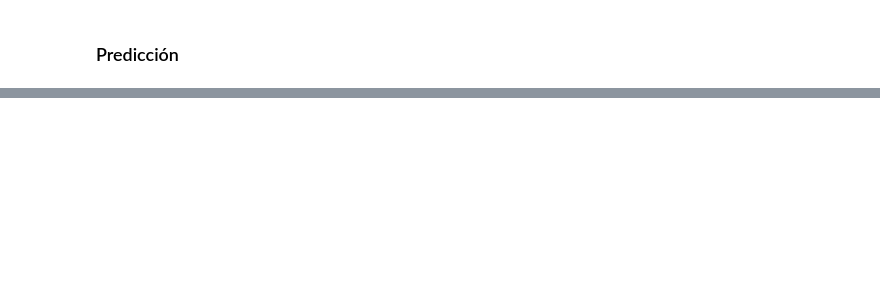
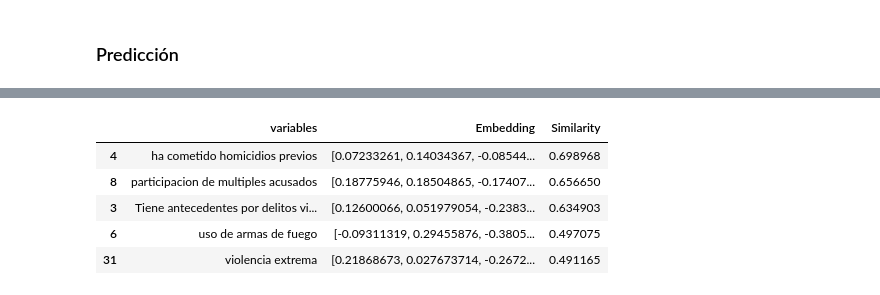
Before and after one commit to Jhan73/juezBot, a Jupyter notebook: juezBot/modelo/randomForest.ipynb, the cells around one changed output, grey strips where cells are left out. Drawn from its saved outputs; the diff is of its cells as text; code cells hidden in the pictures; blank space fills up the shorter version.

Commit message:
embedding y modelo

```diff
--- a/juezBot/modelo/randomForest.ipynb
+++ b/juezBot/modelo/randomForest.ipynb
@@ -196,0 +214,10 @@ Prediccion de la pena:  25
+# %%
+data = {
+
+    'variables':['Simple','Calificado','ausencia de antecedentes','Tiene antecedentes por delitos violentos','ha cometido homicidios previos','uso de arma blanca','uso de armas de fuego','planificacion del crimen','participacion de multiples acusados',
+            'evaluaciones psicologicas','testimonios de testigos','registros de comunicaciones','pruebas forenses','conocidos','parejas','familiares','defensa propia','celos','violencia domestica','venganza','Muestra arrepentimiento genuino',
+            'ha realizado acciones de reparacion','muestra remordimiento','colaboracion con la justicia','presion de grupos delectivos','consumo de alcohol','consumo de drogas','condiciones que afectan la capacidad de juicio',
+            'transtornos mentales','tortura','mutilacion','violencia extrema']}
+# %%
+df = pd.DataFrame(data)
+df.head()
@@ -196,0 +233,5 @@ Prediccion de la pena:  25
+# %%
+model = SentenceTransformer('sentence-transformers/paraphrase-multilingual-MiniLM-L12-v2')
+# %%
+df['Embedding'] = df["variables"].apply(lambda x: model.encode(x))
+df.head()
@@ -196,0 +247,13 @@ Prediccion de la pena:  25
+# %%
+question = 'Una persona es acusada por habe cometido homicidio calificado, el acusado ejecuto el acto usando arma de fuego con complice con otras personas, ademas el acusado tiene denuncias por violencia'
+question_embed = model.encode(question)
+df['Similarity'] = df["Embedding"].apply(lambda x: cosine_similarity(x, question_embed))
+df = df.sort_values('Similarity', ascending=False)
+df.head()
+# %% [output]
+|  | variables | Embedding | Similarity |
+| 4 | ha cometido homicidios previos | [0.07233261, 0.14034367, -0.08544... | 0.698968 |
+| 8 | participacion de multiples acusados | [0.18775946, 0.18504865, -0.17407... | 0.656650 |
+| 3 | Tiene antecedentes por delitos vi... | [0.12600066, 0.051979054, -0.2383... | 0.634903 |
+| 6 | uso de armas de fuego | [-0.09311319, 0.29455876, -0.3805... | 0.497075 |
+| 31 | violencia extrema | [0.21868673, 0.027673714, -0.2672... | 0.491165 |
```
Also changed, not shown: parts of 19 cells of this notebook, 9 other files.
